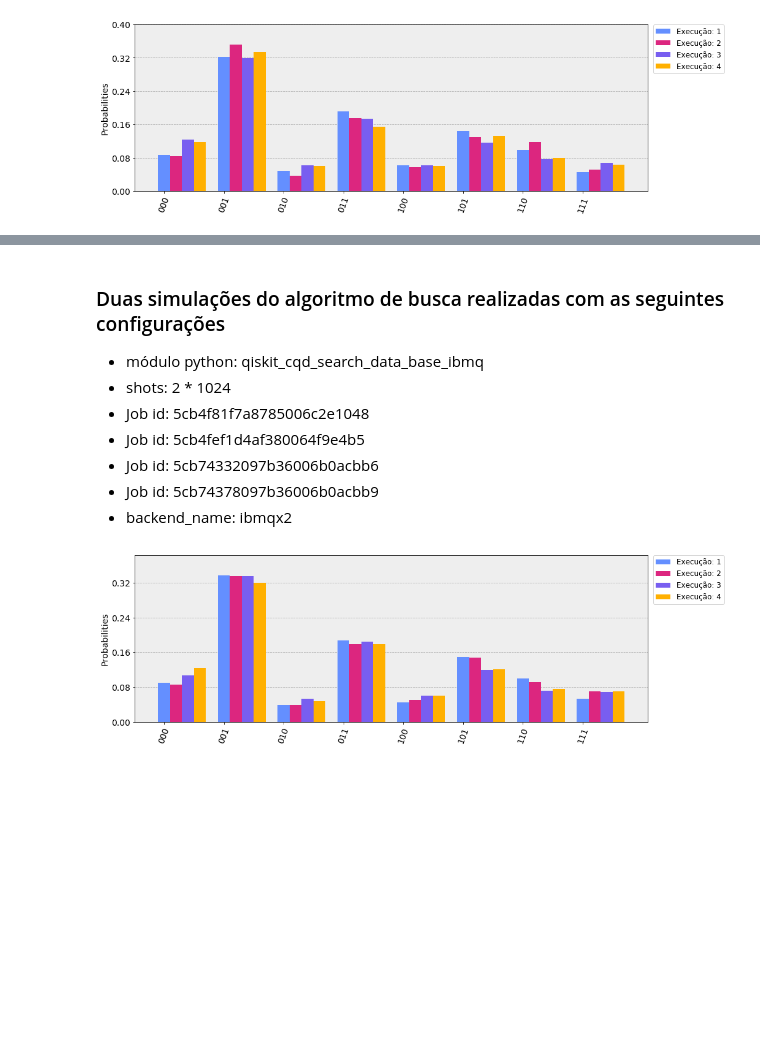
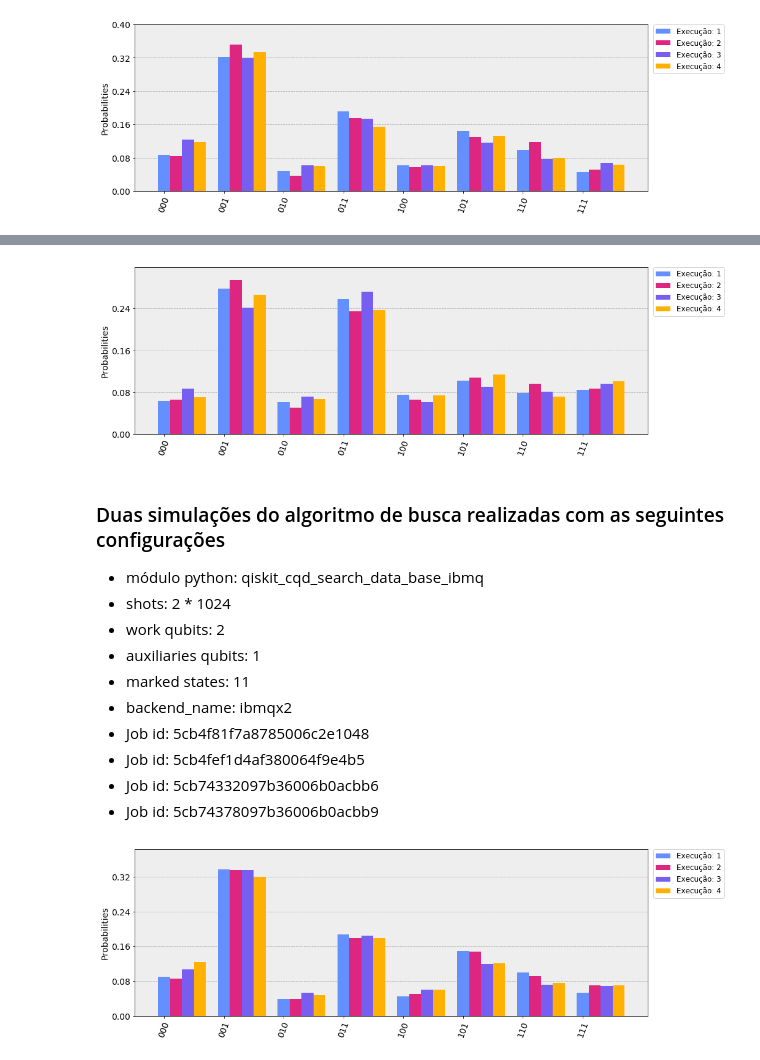
Before and after one commit to L30n4rd0/quantum-computing-codes, a Jupyter notebook: QisKit/notebooks/qiskit_histogram_cqd_search_data_base_item_on_ibmqx2.ipynb, the cells around one changed output, grey strips where cells are left out. Saved outputs shown, nothing was run; the diff lists cells and outputs as text; code cells hidden in the pictures; blank space fills up the shorter version.

```diff
--- a/QisKit/notebooks/qiskit_histogram_cqd_search_data_base_item_on_ibmqx2.ipynb
+++ b/QisKit/notebooks/qiskit_histogram_cqd_search_data_base_item_on_ibmqx2.ipynb
@@ -40,12 +55,39 @@ plot_histogram(
+# %%
+executions_counts = [
+    {'010': 63, '011': 264, '000': 65, '001': 284, '111': 86, '110': 80, '101': 105, '100': 77},
+    {'100': 67, '000': 67, '011': 240, '110': 98, '101': 110, '111': 89, '001': 301, '010': 52},
+    {'011': 279, '111': 99, '001': 247, '000': 89, '110': 83, '100': 62, '101': 92, '010': 73},
+    {'111': 103, '110': 73, '101': 116, '001': 272, '011': 243, '000': 72, '100': 76, '010': 69}
+]
+# %%
+# Plot results with legend
+
+legend = []
+
+for index in range(len(executions_counts)):
+    legend.append("Execução: " + str(index + 1))
+# %%
+# Plot graph
+plot_histogram(
+    executions_counts,
+    legend=legend,
+    figsize=(15,5),
+    bar_labels=False
+)
+# %% [output]
+[figure, added]
 # %% [markdown]
 ### Duas simulações do algoritmo de busca realizadas com as seguintes configurações
 - módulo python: qiskit_cqd_search_data_base_ibmq
 - shots: 2 * 1024
+- work qubits: 2
+- auxiliaries qubits: 1
+- marked states: 11
+- backend_name: ibmqx2
 - Job id: 5cb4f81f7a8785006c2e1048
 - Job id: 5cb4fef1d4af380064f9e4b5
 - Job id: 5cb74332097b36006b0acbb6
 - Job id: 5cb74378097b36006b0acbb9
-- backend_name: ibmqx2
 # %%
 executions_counts = [
     {'010': 81, '011': 382, '100': 93, '001': 688, '101': 305, '111': 110, '110': 205, '000': 184},
```
Also changed, not shown: parts of 2 cells of this notebook, 4 other files.
